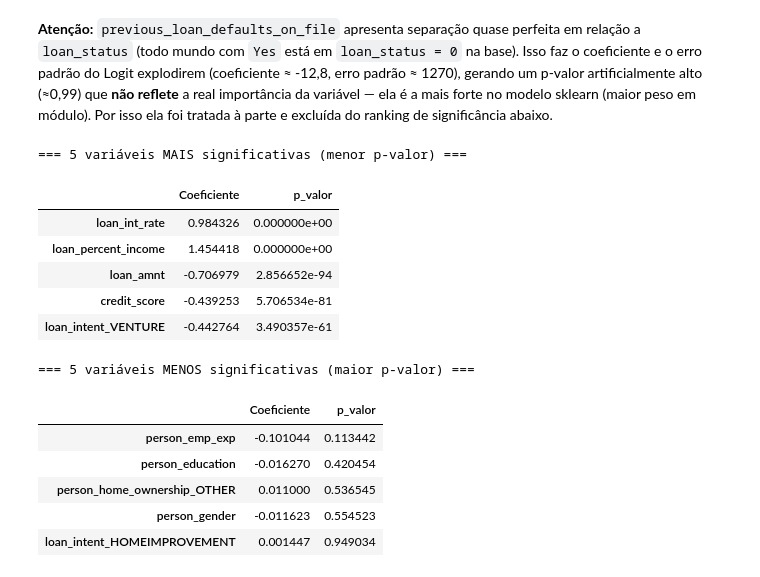
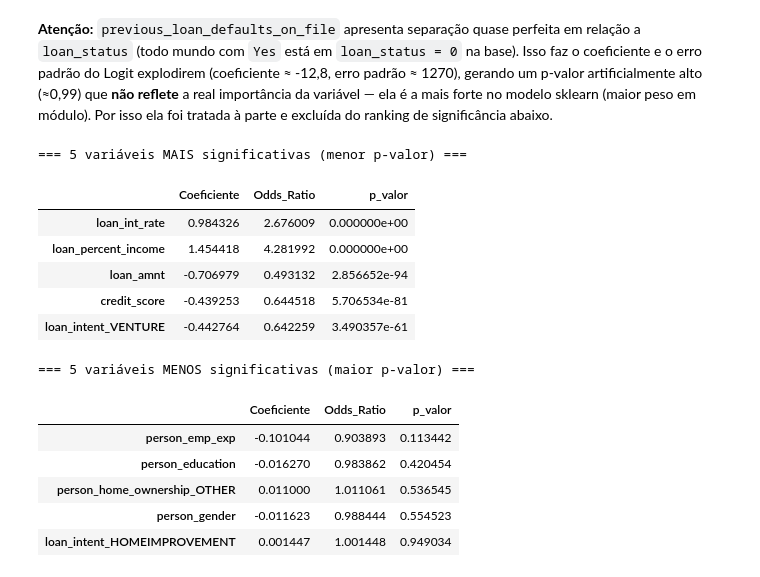
Before and after one commit to PGrojpen/seminario-multivariada-loan, a Jupyter notebook: analise_loan.ipynb, the cells around one changed output. Saved outputs shown, nothing was run; the diff lists cells and outputs as text; code cells hidden in the pictures.

```diff
--- a/analise_loan.ipynb
+++ b/analise_loan.ipynb
@@ -262,5 +264,6 @@ Os coeficientes do `LogisticRegression` (sklearn) mostram a **força/direção**
 # %%
 import statsmodels.api as sm
+import numpy as np
 
 # usa o mesmo X_train escalonado do modelo sklearn, com nomes de coluna e constante (intercepto)
 X_train_scaled_df = pd.DataFrame(X_train_scaled, columns=X.columns, index=X_train.index)
@@ -274,6 +277,7 @@ significancia = pd.DataFrame({
     'z': modelo_sm.tvalues,
     'p_valor': modelo_sm.pvalues,
 }).drop('const')
+significancia['Odds_Ratio'] = np.exp(significancia['Coeficiente'])
 significancia['Significativa (p<0.05)'] = significancia['p_valor'] < 0.05
 significancia = significancia.sort_values('p_valor')
 display(significancia)
@@ -300,24 +304,24 @@ display(significancia)
 # %%
 # ranking desconsiderando a variável com separação perfeita (p-valor não confiável)
 significancia_confiavel = significancia.drop('previous_loan_defaults_on_file')
 
 print('=== 5 variáveis MAIS significativas (menor p-valor) ===')
-display(significancia_confiavel.head(5)[['Coeficiente', 'p_valor']])
+display(significancia_confiavel.head(5)[['Coeficiente', 'Odds_Ratio', 'p_valor']])
 
 print('=== 5 variáveis MENOS significativas (maior p-valor) ===')
-display(significancia_confiavel.tail(5)[['Coeficiente', 'p_valor']])
+display(significancia_confiavel.tail(5)[['Coeficiente', 'Odds_Ratio', 'p_valor']])
 # %% [output]
 === 5 variáveis MAIS significativas (menor p-valor) ===
-|  | Coeficiente | p_valor |
-| loan_int_rate | 0.984326 | 0.000000e+00 |
-| loan_percent_income | 1.454418 | 0.000000e+00 |
-| loan_amnt | -0.706979 | 2.856652e-94 |
-| credit_score | -0.439253 | 5.706534e-81 |
-| loan_intent_VENTURE | -0.442764 | 3.490357e-61 |
+|  | Coeficiente | Odds_Ratio | p_valor |
+| loan_int_rate | 0.984326 | 2.676009 | 0.000000e+00 |
+| loan_percent_income | 1.454418 | 4.281992 | 0.000000e+00 |
+| loan_amnt | -0.706979 | 0.493132 | 2.856652e-94 |
+| credit_score | -0.439253 | 0.644518 | 5.706534e-81 |
+| loan_intent_VENTURE | -0.442764 | 0.642259 | 3.490357e-61 |
 === 5 variáveis MENOS significativas (maior p-valor) ===
-|  | Coeficiente | p_valor |
-| person_emp_exp | -0.101044 | 0.113442 |
-| person_education | -0.016270 | 0.420454 |
-| person_home_ownership_OTHER | 0.011000 | 0.536545 |
-| person_gender | -0.011623 | 0.554523 |
-| loan_intent_HOMEIMPROVEMENT | 0.001447 | 0.949034 |
+|  | Coeficiente | Odds_Ratio | p_valor |
+| person_emp_exp | -0.101044 | 0.903893 | 0.113442 |
+| person_education | -0.016270 | 0.983862 | 0.420454 |
+| person_home_ownership_OTHER | 0.011000 | 1.011061 | 0.536545 |
+| person_gender | -0.011623 | 0.988444 | 0.554523 |
+| loan_intent_HOMEIMPROVEMENT | 0.001447 | 1.001448 | 0.949034 |
```
Also changed, not shown: parts of 2 cells of this notebook.
